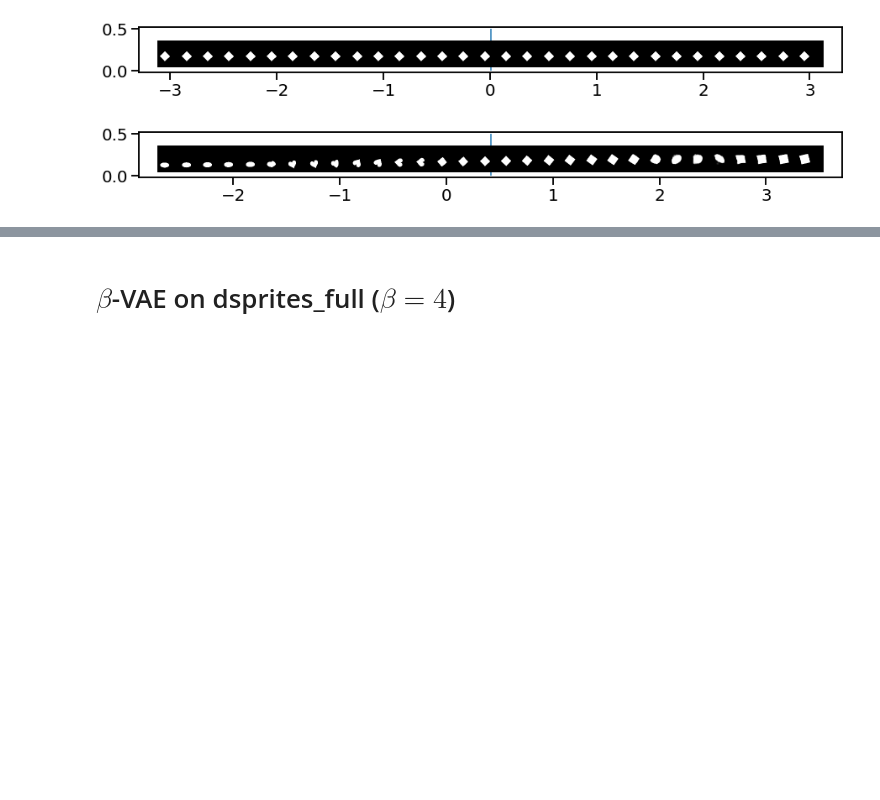
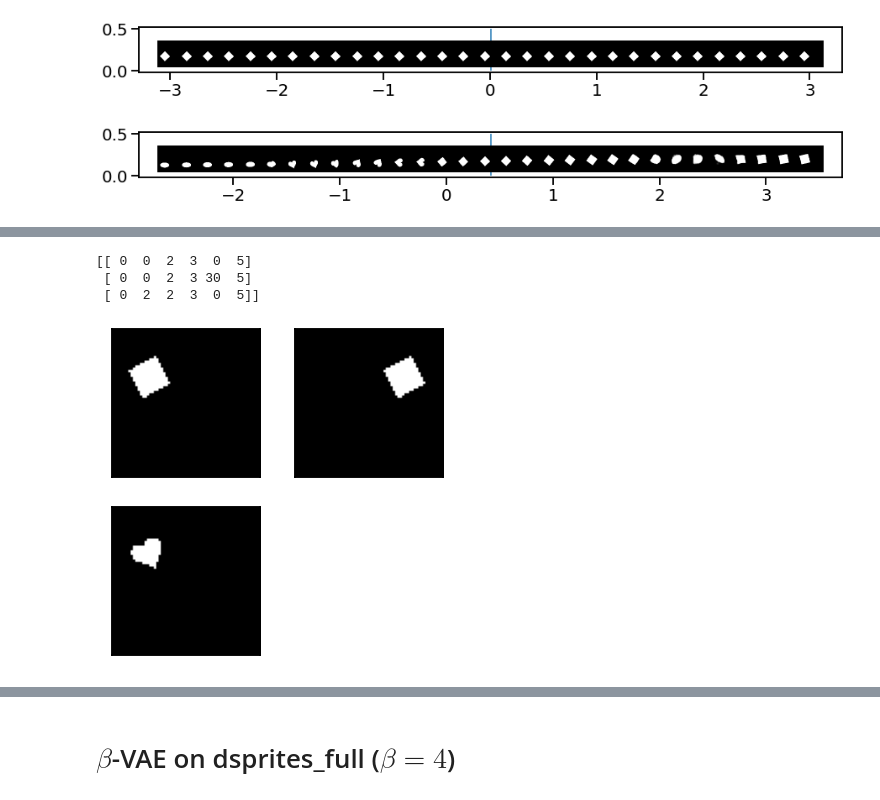
Before and after one commit to muhammadyaseen/vae-disentanglement, a Jupyter notebook: Latent Encoding Investigaton.ipynb, the cells around one changed output, grey strips where cells are left out. Cells and saved outputs as stored; diff of their text form; code cells hidden in the pictures; blank space fills up the shorter version.

Commit message:
latent traversal code updated

```diff
--- a/Latent Encoding Investigaton.ipynb
+++ b/Latent Encoding Investigaton.ipynb
@@ -39,5 +24,5 @@ def show_traversal_plot(vae_model, anchor_image, limit, interp_step, dim=-1, mod
 # %%
-curr_dev = torch.device("cuda:1")
+curr_dev = torch.device("cuda:3")
 batch_size = 144
 seed = 123
 # %% [markdown]
@@ -300,0 +345,36 @@ Visualizing latent space from -2.58431014418602 to 3.51568985581398, with center
+# %%
+from matplotlib import cm
+
+# Helper function to show images
+def show_images_grid(imgs_, num_images=25):
+    ncols = int(np.ceil(num_images**0.5))
+    nrows = int(np.ceil(num_images / ncols))
+    _, axes = plt.subplots(ncols, nrows, figsize=(nrows * 3, ncols * 3))
+    axes = axes.flatten()
+
+    norm = cm.colors.Normalize(vmax=1.0, vmin=0.0)
+    for ax_i, ax in enumerate(axes):
+        if ax_i < num_images:
+            ax.imshow(imgs_[ax_i], cmap='gray',  norm=norm)#, interpolation='nearest')
+            ax.set_xticks([])
+            ax.set_yticks([])
+    else:
+        ax.axis('off')
+
+latents_sampled = sample_latent(size=5)
+## Fix posX (2nd last coord in latent z) to left(=0)
+latents_sampled = np.array([
+    [0, 0, 2, 3, 0, 5],
+    [0, 0, 2, 3, 30, 5],
+    [0, 2, 2, 3, 0, 5]
+])
+
+print(latents_sampled)
+indices_sampled = latent_to_index(latents_sampled)
+imgs_sampled = imgs[indices_sampled]
+show_images_grid(imgs_sampled, num_images=3)
+# %% [output]
+[[ 0  0  2  3  0  5]
+ [ 0  0  2  3 30  5]
+ [ 0  2  2  3  0  5]]
+[figure, added]
```
Also changed, not shown: parts of 5 cells of this notebook, 1 other file.
